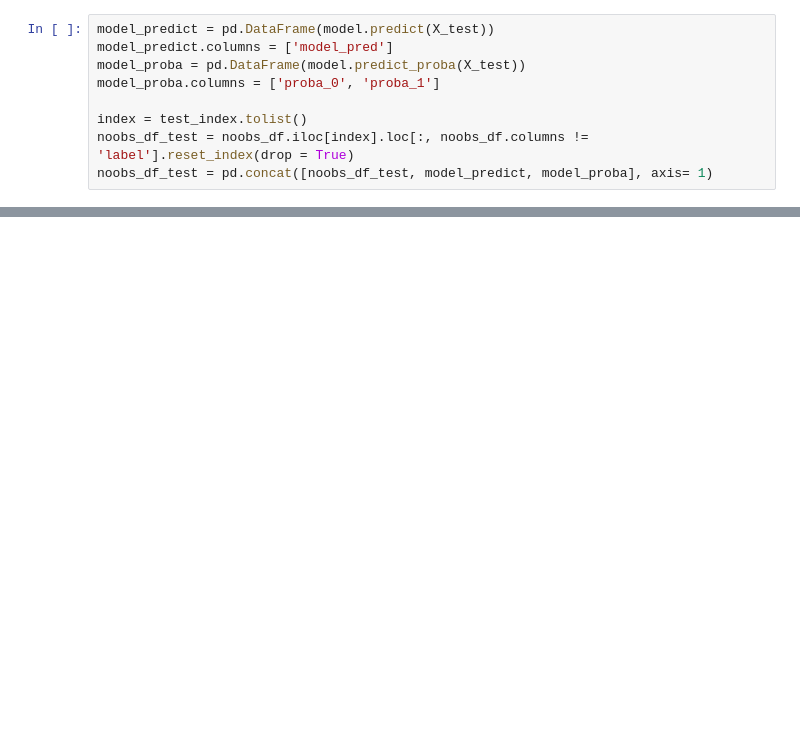
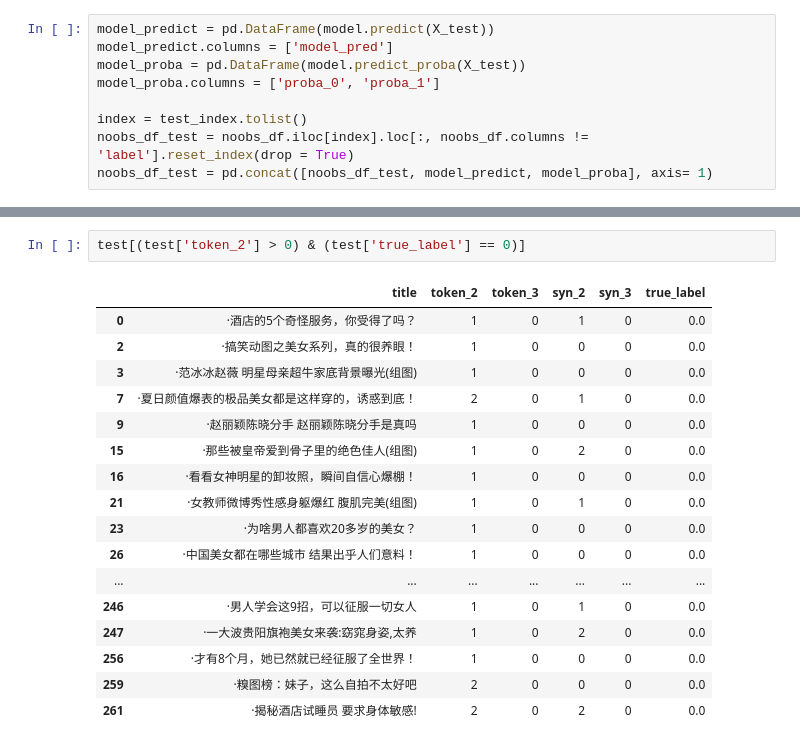
Before and after one commit to jonathanlxy/miaozhen_hackathon, a Jupyter notebook: Classifier/classifier.ipynb, the cells around one changed output, grey strips where cells are left out. Saved outputs shown, nothing was run; the diff lists cells and outputs as text; blank space fills up the shorter version.

```diff
--- a/Classifier/classifier.ipynb
+++ b/Classifier/classifier.ipynb
@@ -160,0 +244,20 @@ noobs_df_test[noobs_df_test['true_label'] != noobs_df_test['model_pred']]
+# %%
+test[(test['token_2'] > 0) & (test['true_label'] == 0)]
+# %% [output]
+|  | title | token_2 | token_3 | syn_2 | syn_3 | true_label |
+| 0 | ·酒店的5个奇怪服务，你受得了吗？ | 1 | 0 | 1 | 0 | 0.0 |
+| 2 | ·搞笑动图之美女系列，真的很养眼！ | 1 | 0 | 0 | 0 | 0.0 |
+| 3 | ·范冰冰赵薇 明星母亲超牛家底背景曝光(组图) | 1 | 0 | 0 | 0 | 0.0 |
+| 7 | ·夏日颜值爆表的极品美女都是这样穿的，诱惑到底！ | 2 | 0 | 1 | 0 | 0.0 |
+| 9 | ·赵丽颖陈晓分手 赵丽颖陈晓分手是真吗 | 1 | 0 | 0 | 0 | 0.0 |
+| 15 | ·那些被皇帝爱到骨子里的绝色佳人(组图) | 1 | 0 | 2 | 0 | 0.0 |
+| 16 | ·看看女神明星的卸妆照，瞬间自信心爆棚！ | 1 | 0 | 0 | 0 | 0.0 |
+| 21 | ·女教师微博秀性感身躯爆红 腹肌完美(组图) | 1 | 0 | 1 | 0 | 0.0 |
+| 23 | ·为啥男人都喜欢20多岁的美女？ | 1 | 0 | 0 | 0 | 0.0 |
+| 26 | ·中国美女都在哪些城市 结果出乎人们意料！ | 1 | 0 | 0 | 0 | 0.0 |
+| ... | ... | ... | ... | ... | ... | ... |
+| 246 | ·男人学会这9招，可以征服一切女人 | 1 | 0 | 1 | 0 | 0.0 |
+| 247 | ·一大波贵阳旗袍美女来袭:窈窕身姿,太养 | 1 | 0 | 2 | 0 | 0.0 |
+| 256 | ·才有8个月，她已然就已经征服了全世界！ | 1 | 0 | 0 | 0 | 0.0 |
+| 259 | ·糗图榜：妹子，这么自拍不太好吧 | 2 | 0 | 0 | 0 | 0.0 |
+| 261 | ·揭秘酒店试睡员 要求身体敏感! | 2 | 0 | 2 | 0 | 0.0 |
```
Also changed, not shown: parts of 26 cells of this notebook.
